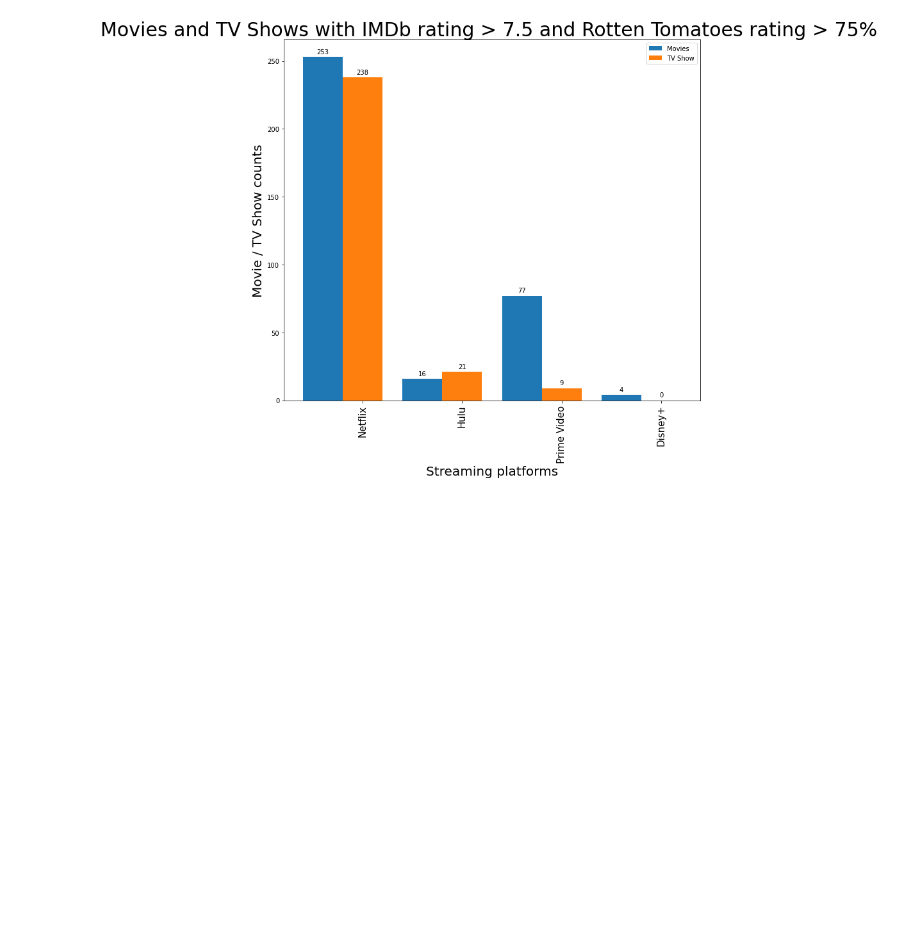
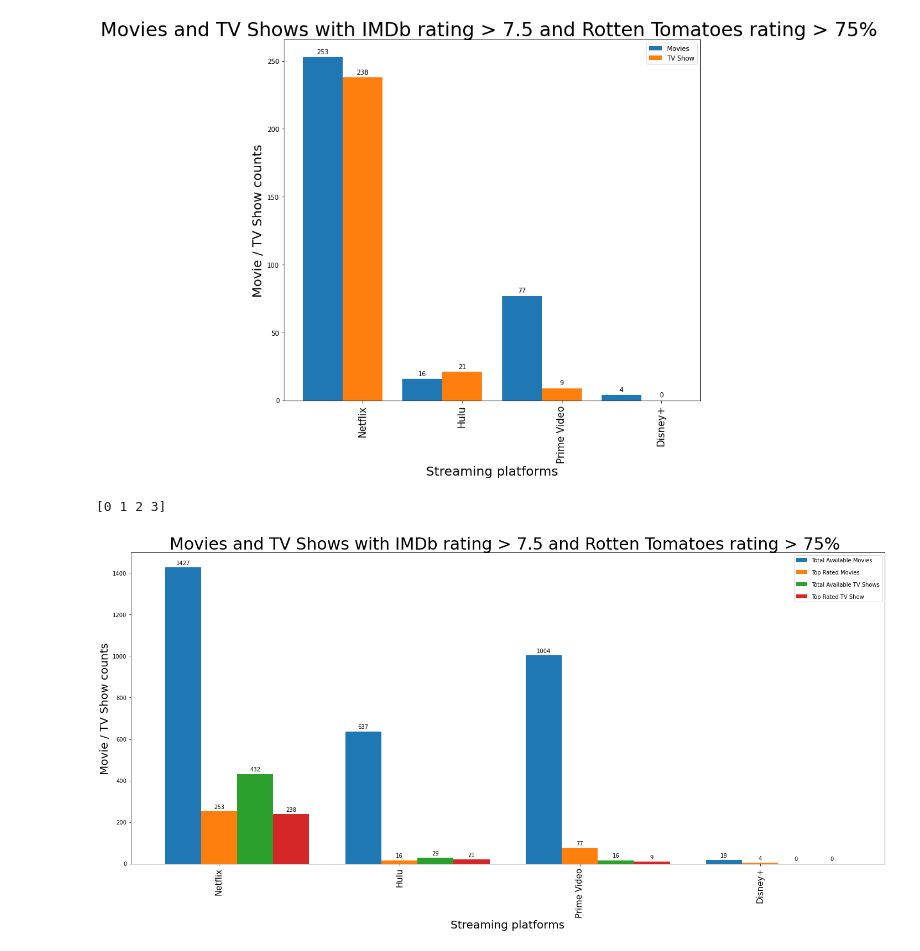
Before and after one commit to Dan-Freda/Project1-3, a Jupyter notebook: netflix.ipynb, the cells around one changed output. Drawn from its saved outputs; the diff is of its cells as text; code cells hidden in the pictures; blank space fills up the shorter version.

Commit message:
added a graph with toal movies and top rated movies

```diff
--- a/netflix.ipynb
+++ b/netflix.ipynb
@@ -484,10 +484,18 @@ cleanest_db1["Disney_plus"]=clean_mo["Disney+"]
 # df = cleanest_db1.dropna()
 df1 = cleanest_db1.dropna(axis=0, how='any')
 # %%
+# high rated movies in each platform
 df1 = df1.query('IMDb >= 7.5 and Rotten_Tomatoes >=  75')
 a = df1.loc[(df1["Netflix"] == 1.0)].Netflix.count()
 b = df1.loc[(df1["Hulu"] == 1.0)].Hulu.count()
 c = df1.loc[(df1["Prime_Video"] == 1.0)].Prime_Video.count()
 d = df1.loc[(df1["Disney_plus"] == 1.0)].Disney_plus.count()
-print(a,b,c,d)
+
+# Total Movies available in each streaming platform
+a1 = cleanest_db1.loc[(cleanest_db1["Netflix"] == 1.0)].Netflix.count()
+b1 = cleanest_db1.loc[(cleanest_db1["Hulu"] == 1.0)].Hulu.count()
+c1 = cleanest_db1.loc[(cleanest_db1["Prime_Video"] == 1.0)].Prime_Video.count()
+d1 = cleanest_db1.loc[(cleanest_db1["Disney_plus"] == 1.0)].Disney_plus.count()
+
+print (a1,b1,c1,d1)
 # %% [output]
@@ -529,5 +537,15 @@ e = df2.loc[(df2["Netflix"] == 1.0)].Netflix.count()
 f = df2.loc[(df2["Hulu"] == 1.0)].Hulu.count()
 g = df2.loc[(df2["Prime_Video"] == 1.0)].Prime_Video.count()
 h = df2.loc[(df2["Disney_plus"] == 1.0)].Disney_plus.count()
+
+
+
+e1 = cleanest_tv_db2.loc[(cleanest_tv_db2["Netflix"] == 1.0)].Netflix.count()
+f1 = cleanest_tv_db2.loc[(cleanest_tv_db2["Hulu"] == 1.0)].Hulu.count()
+g1 = cleanest_tv_db2.loc[(cleanest_tv_db2["Prime_Video"] == 1.0)].Prime_Video.count()
+h1 = cleanest_tv_db2.loc[(cleanest_tv_db2["Disney_plus"] == 1.0)].Disney_plus.count()
+print (a1,b1,c1,d1)
+print(a,b,c,d)
+print(e1,f1,g1,h1)
 print(e,f,g,h)
 # %% [output]
@@ -580,3 +605,60 @@ plt.show()
 # %% [output]
 [0 1 2 3]
 [figure]
+# %%
+labels= ["Netflix", "Hulu", "Prime Video", "Disney+"]
+movie_count_total=[a1,b1,c1,d1]
+movie_count = [a,b,c,d]
+tv_count_total=[e1,f1,g1,h1]
+tv_count = [e,f,g,h]
+
+x = np.arange(len(labels))  # the label locations
+width = 0.2 # the width of the bars
+print(x)
+
+#fig, ax = plt.subplots()
+
+
+fig, ax = plt.subplots(figsize=(20,10))
+rects1 = ax.bar(x , movie_count_total, width, label='Total Available Movies')
+rects2 = ax.bar(x + width , movie_count, width, label='Top Rated Movies')
+rects3 = ax.bar(x + width + width , tv_count_total, width, label='Total Available TV Shows')
+rects4 = ax.bar(x + width + width + width, tv_count, width, label='Top Rated TV Show')
+
+
+
+
+# Add some text for labels, title and custom x-axis tick labels, etc.
+ax.set_ylabel('Movie / TV Show counts', size = 20)
+ax.set_xlabel('Streaming platforms', size = 20)
+ax.set_title('Show count by TV shows and Movies')
+ax.set_xticks(x+width)
+ax.set_xticklabels(labels, rotation = 'vertical', size = 15)
+ax.legend((rects1[0], rects2[0], rects3[0], rects4[0]), ('Movies', 'TV Shows'), labelspacing=1.2)
+ax.legend(labelspacing=1.2)
+
+
+def autolabel(rects):
+    """Attach a text label above each bar in *rects*, displaying its height."""
+    for rect in rects:
+        height = rect.get_height()
+        ax.annotate('{}'.format(height),
+                    xy=(rect.get_x() + rect.get_width() / 2, height),
+                    xytext=(0, 3),  # 3 points vertical offset
+                    textcoords="offset points",
+                    ha='center', va='bottom')
+
+
+autolabel(rects1)
+autolabel(rects2)
+autolabel(rects3)
+autolabel(rects4)
+
+fig.tight_layout()
+#ax.legend((rects1[0], rects2[0], rects3[0], rects4[0]), ('Movies', 'TV Shows'), labelspacing=1.2)
+plt.title("Movies and TV Shows with IMDb rating > 7.5 and Rotten Tomatoes rating > 75% ", size = 30)
+plt.plot(colors=colors)
+plt.show()
+# %% [output]
+[0 1 2 3]
+[figure, added]
```
Also changed, not shown: parts of 5 cells of this notebook.
